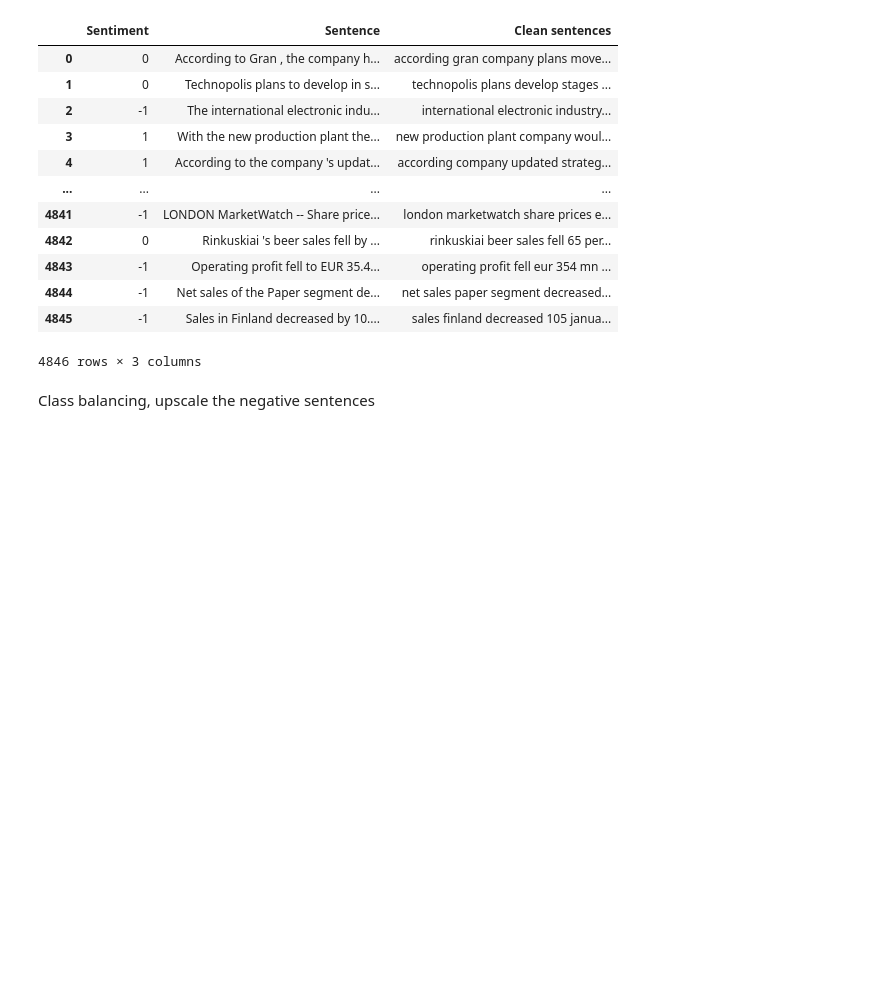
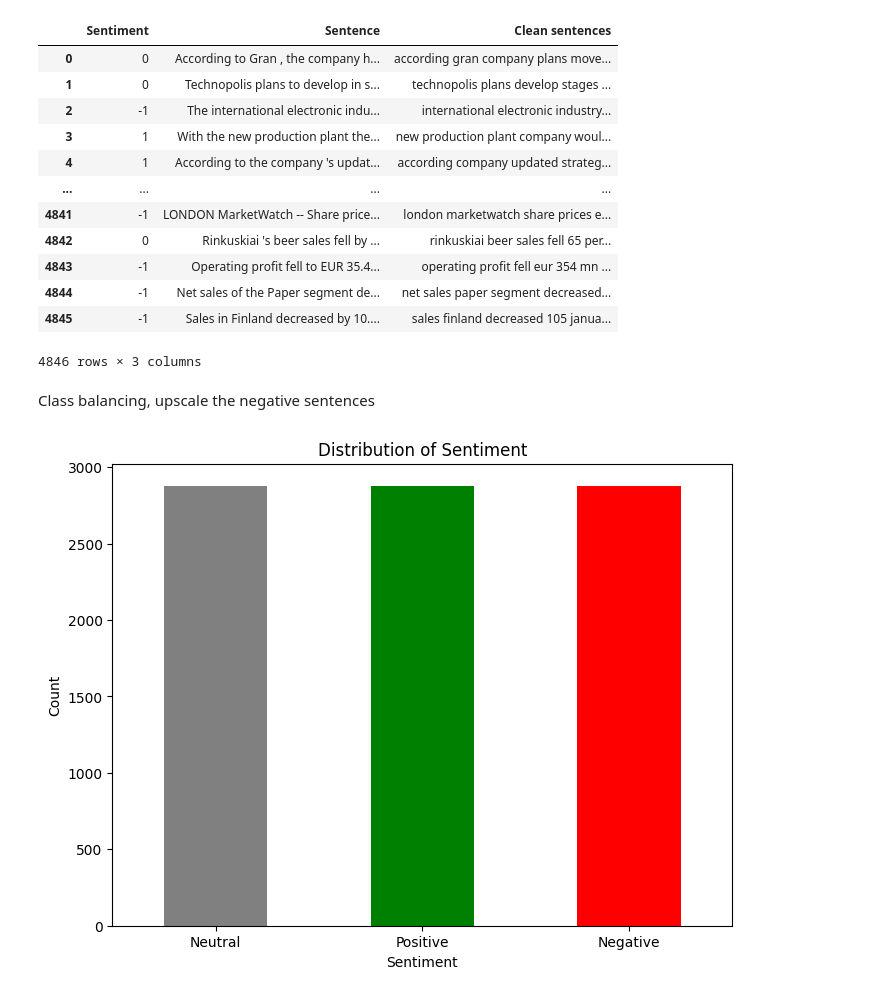
Before and after one commit to Madaxuorel/news-scoring-models, a Jupyter notebook: cnn-models/preprocessing_3classes.ipynb, the cells around one changed output. Cells and saved outputs as stored; diff of their text form; code cells hidden in the pictures; blank space fills up the shorter version.

Commit message:
sentiment scores

```diff
--- a/cnn-models/preprocessing_3classes.ipynb
+++ b/cnn-models/preprocessing_3classes.ipynb
@@ -175,9 +176,22 @@ negative_upsample = resample(all_data.loc[all_data["Sentiment"]==-1],
                                  n_samples= all_data.loc[all_data["Sentiment"]==0].shape[0],
                                  random_state=1234)
 
-positive_upsample
+positive_upsample = resample(all_data.loc[all_data["Sentiment"]==1],
+                                 replace=True,
+                                 n_samples= all_data.loc[all_data["Sentiment"]==0].shape[0],
+                                 random_state=1234)
 # %%
-all_data_final = pd.concat([all_data.loc[all_data["Sentiment"]==1],negative_upsample])
+all_data_final = pd.concat([positive_upsample,negative_upsample,all_data.loc[all_data["Sentiment"]==0]])
+# %%
+plt.figure(figsize=(8, 6))
+all_data_final['Sentiment'].value_counts().plot(kind='bar', color=['gray', 'green', 'red'])
+plt.title('Distribution of Sentiment')
+plt.xlabel('Sentiment')
+plt.ylabel('Count')
+plt.xticks(ticks=[2, 0, 1], labels=['Negative', 'Neutral', 'Positive'], rotation=0)
+plt.show()
+# %% [output]
+[figure, added]
 # %%
 all_data_final = all_data_final.sample(frac=1, random_state=1234).reset_index(drop=True)
 # %%
```
Also changed, not shown: parts of 3 cells of this notebook, 2 other files.
